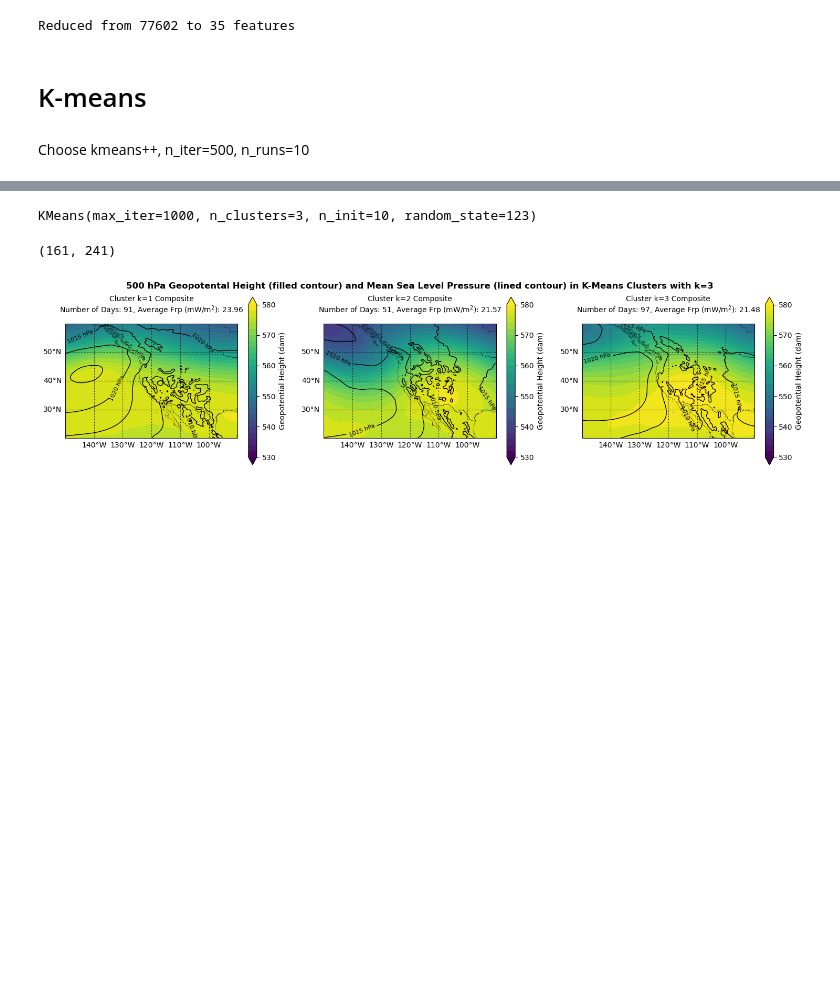
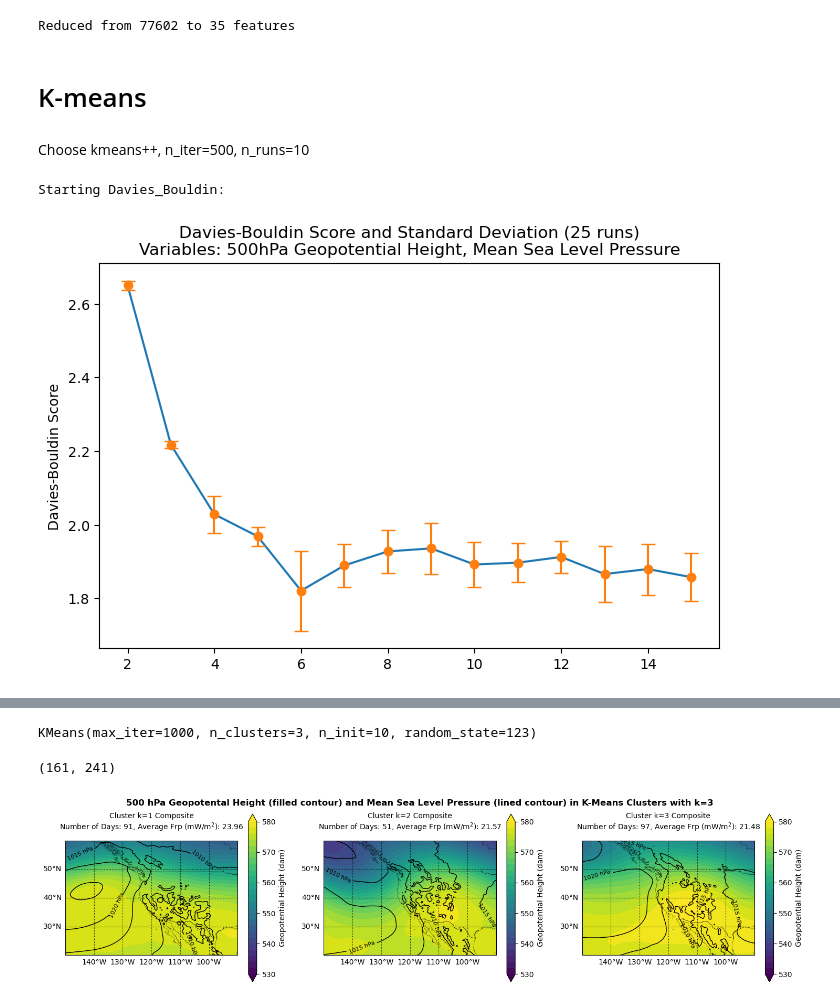
Before and after one commit to aeol1an/NorcalFireRegimes, a Jupyter notebook: clustering.ipynb, the cells around one changed output, grey strips where cells are left out. Drawn from its saved outputs; the diff is of its cells as text; code cells hidden in the pictures; blank space fills up the shorter version.

Commit message:
fix clusters data structure and add feature eng plots to ipynb.

```diff
--- a/clustering.ipynb
+++ b/clustering.ipynb
@@ -196,3 +196,31 @@ Choose kmeans++, n_iter=500, n_runs=10
 k_init = 'k-means++'
 k_iter = 1000
 k_runs = 10
+# %%
+kmeans_errors_davies_bouldin = xr.DataArray(
+    np.empty((14, 25)),
+    dims=["k", "n"],
+    coords={
+        "k": np.arange(2, 16),
+        "n": np.arange(25)
+    }
+)
+
+print("Starting Davies_Bouldin:")
+for k in kmeans_errors_davies_bouldin.coords["k"].values:
+    for n in kmeans_errors_davies_bouldin.coords["n"].values:
+        km = KMeans(n_clusters=k, init=k_init, n_init=k_runs, max_iter=k_iter)
+        km.fit(X_pca)
+        kmeans_errors_davies_bouldin.loc[k, n] = km.inertia_
+        kmeans_errors_davies_bouldin.loc[k, n] = davies_bouldin_score(X_pca, km.labels_)
+
+plt.figure(figsize=(8, 5))
+line, = plt.plot(kmeans_errors_davies_bouldin.coords["k"].values, np.mean(kmeans_errors_davies_bouldin, axis=1), marker='.')
+plt.errorbar(line.get_xdata(), line.get_ydata(), yerr=np.std(kmeans_errors_davies_bouldin, axis=1), fmt='o', capsize=5)
+plt.ylabel("Davies-Bouldin Score")
+plt.title("Davies-Bouldin Score and Standard Deviation (25 runs)\nVariables: " + curr_fullnames)
+
+plt.show()
+# %% [output]
+Starting Davies_Bouldin:
+[figure, added]
```
Also changed, not shown: parts of 4 cells of this notebook, 2 other files.
